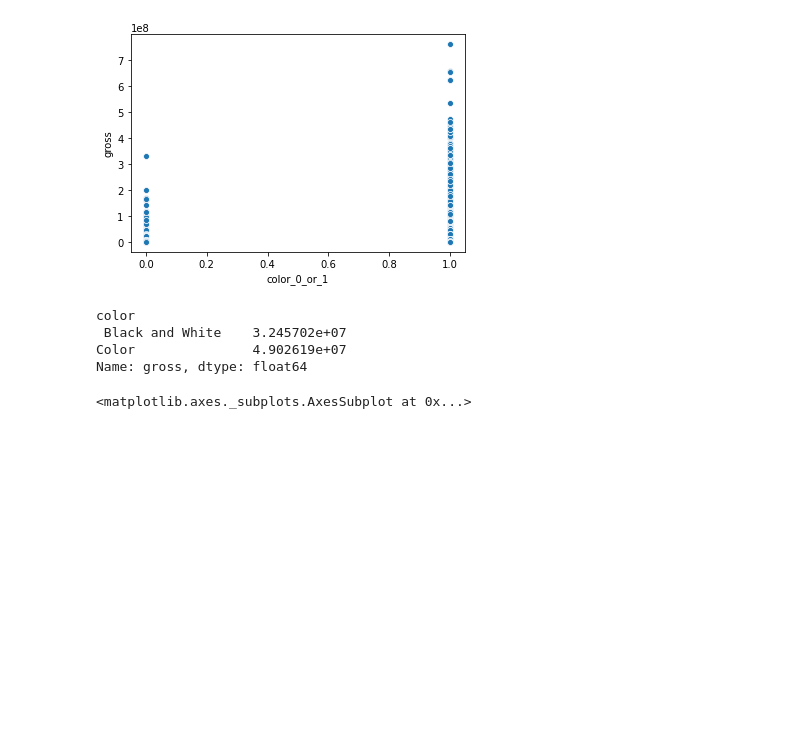
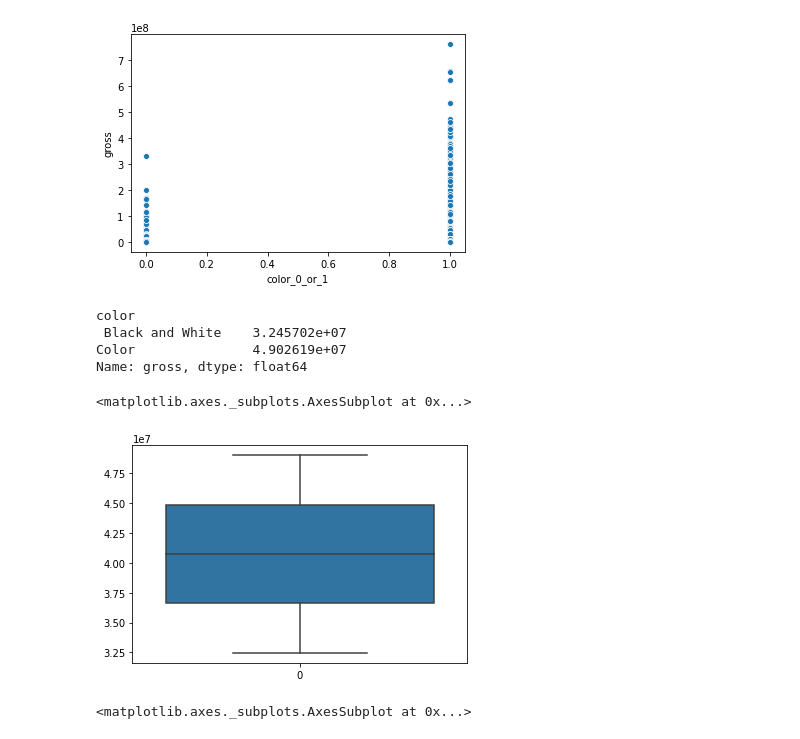
Before and after one commit to dnlrodrigues/analise_dados_python, a Jupyter notebook: Copy_of_Copy_of_QuarentenasDados_Filme.ipynb, the cells around one changed output. Saved outputs shown, nothing was run; the diff lists cells and outputs as text; code cells hidden in the pictures; blank space fills up the shorter version.

```diff
--- a/Copy_of_Copy_of_QuarentenasDados_Filme.ipynb
+++ b/Copy_of_Copy_of_QuarentenasDados_Filme.ipynb
@@ -811,6 +811,13 @@ color
  Black and White    3.245702e+07
 Color               4.902619e+07
 Name: gross, dtype: float64
+# %%
+dev_bloxplot_1 = pd.DataFrame(color_or_bw.groupby("color").mean()["gross"])
+dev_bloxplot_1 = dev_bloxplot_1.reset_index()
+sns.boxplot(data=dev_bloxplot_1["gross"])
+# %% [output]
+<matplotlib.axes._subplots.AxesSubplot at 0x...>
+[figure, added]
 # %%
 new_imdb = imdb
 new_imdb.drop_duplicates()
```
Also changed, not shown: parts of 24 cells of this notebook.
